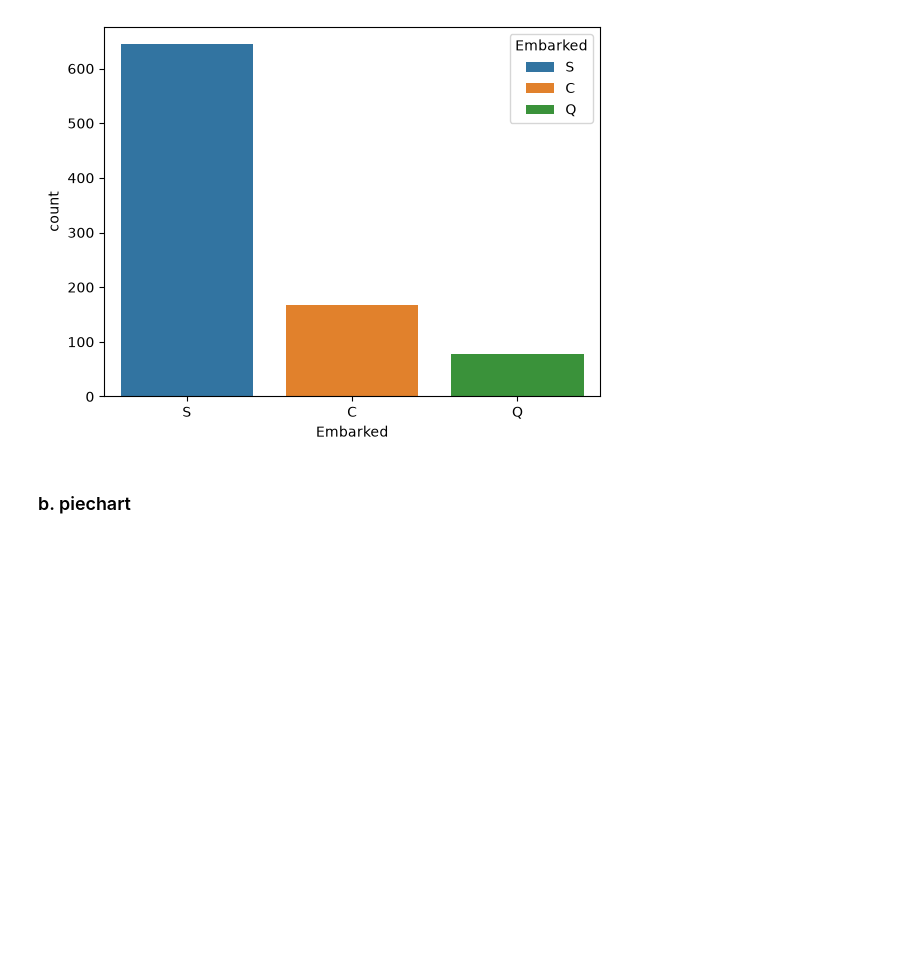
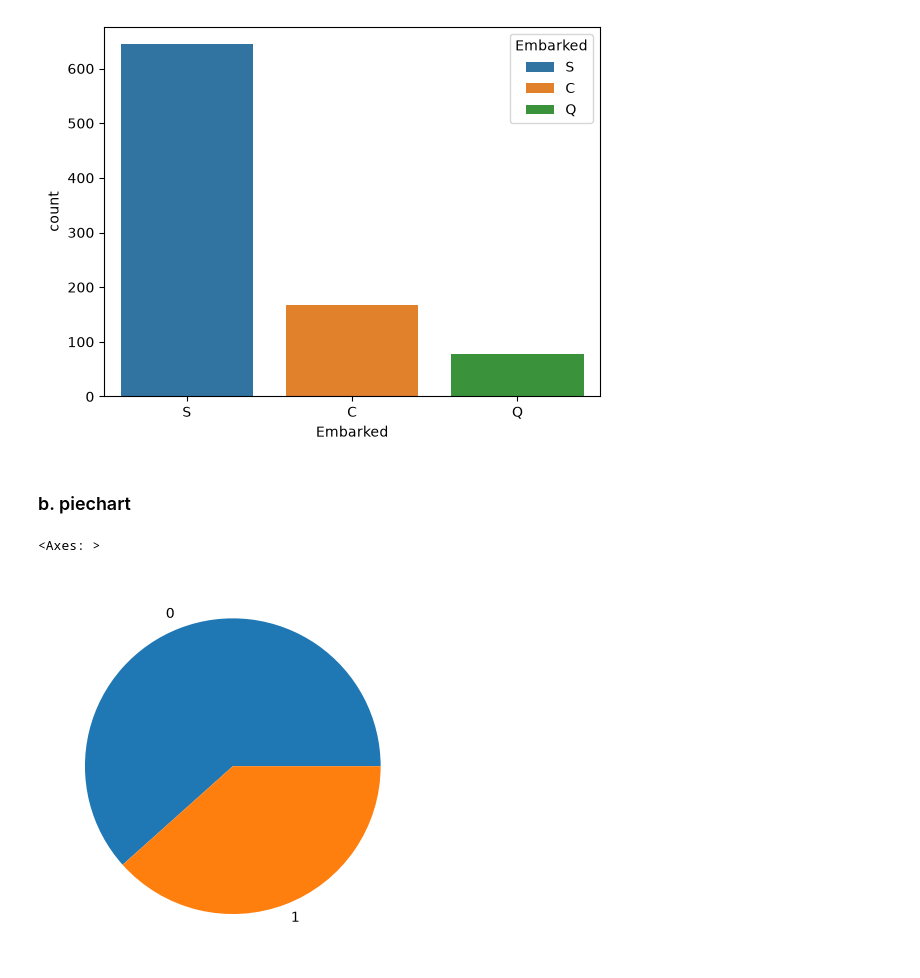
Before and after one commit to aayushmanz/Machine-Learning-with-Python, a Jupyter notebook: Exploratory Data Analysis (EDA)/Exploratory Data Analysis Part - 1.ipynb, the cells around one changed output. Drawn from its saved outputs; the diff is of its cells as text; code cells hidden in the pictures; blank space fills up the shorter version.

Commit message:
Add pie chart visualization for 'Survived' data in EDA notebook

```diff
--- a/Exploratory Data Analysis (EDA)/Exploratory Data Analysis Part - 1.ipynb
+++ b/Exploratory Data Analysis (EDA)/Exploratory Data Analysis Part - 1.ipynb
@@ -40,4 +40,7 @@ sns.countplot(x=df['Embarked'], hue=df['Embarked'])
 # %% [markdown]
 ### b. piechart
 # %%
-sns.
+df['Survived'].value_counts().plot(kind='pie')
+# %% [output]
+<Axes: >
+[figure, added]
```
